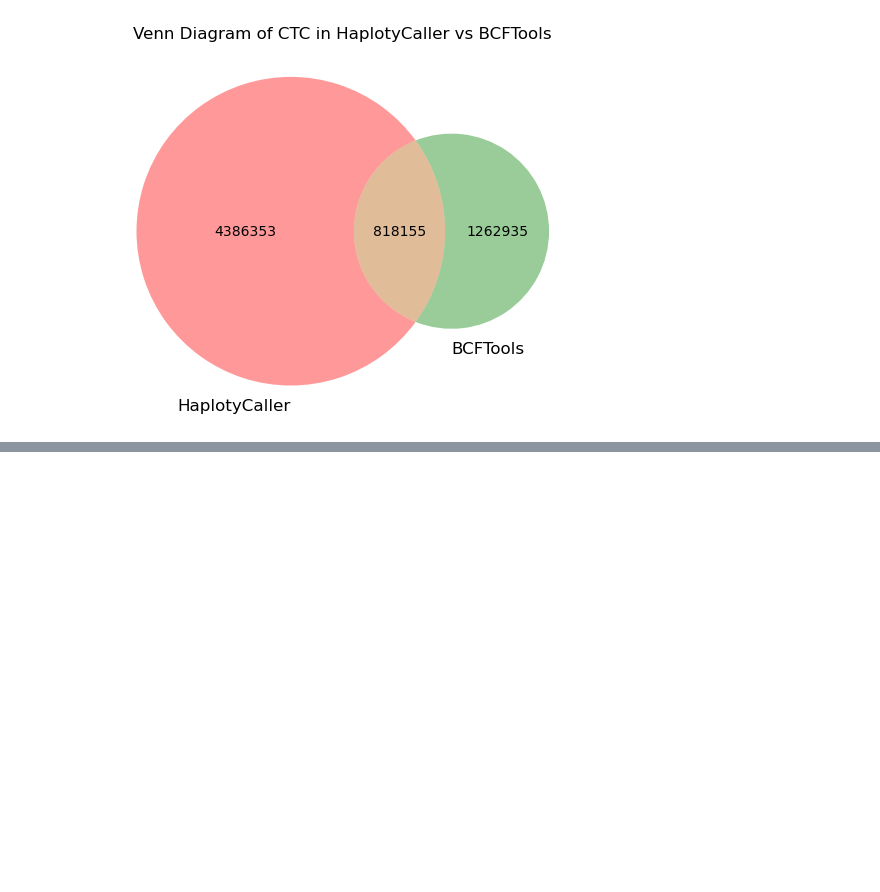
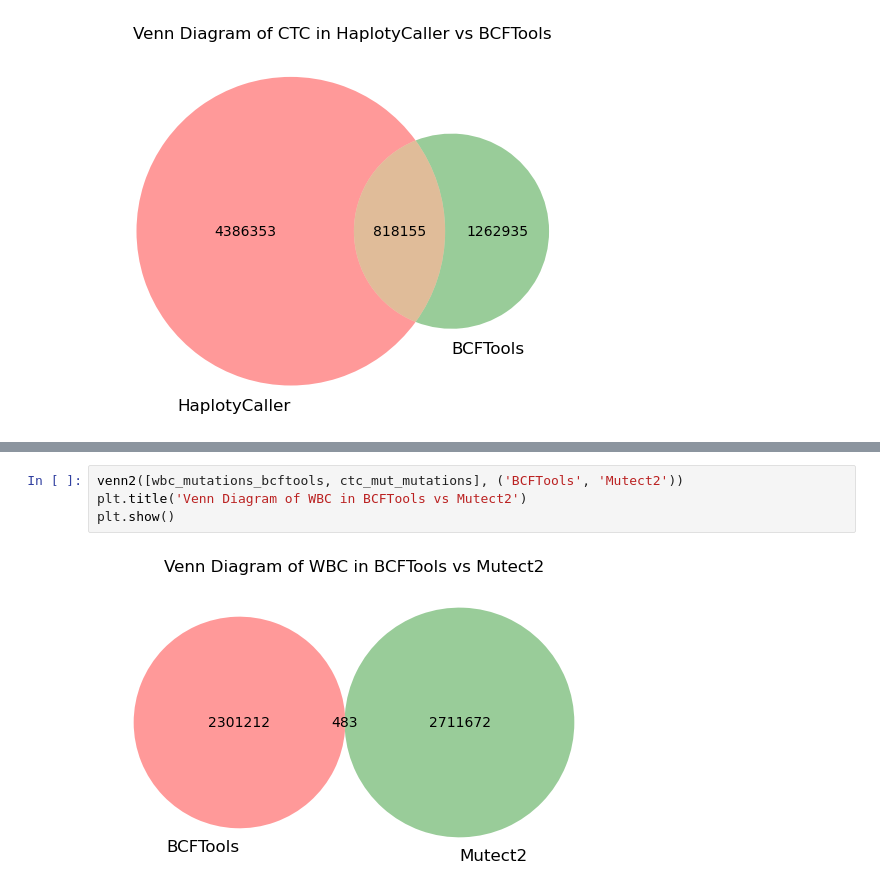
Before and after one commit to sitara-21/mutation_analysis, a Jupyter notebook: Muts.ipynb, the cells around one changed output, grey strips where cells are left out. Drawn from its saved outputs; the diff is of its cells as text; blank space fills up the shorter version.

```diff
--- a/Muts.ipynb
+++ b/Muts.ipynb
@@ -351,0 +472,6 @@ ctc_mutations = set(ctc_vcf['mutid'])
+# %%
+venn2([wbc_mutations_bcftools, ctc_mut_mutations], ('BCFTools', 'Mutect2'))
+plt.title('Venn Diagram of WBC in BCFTools vs Mutect2')
+plt.show()
+# %% [output]
+[figure, added]
```
Also changed, not shown: parts of 78 cells of this notebook.
